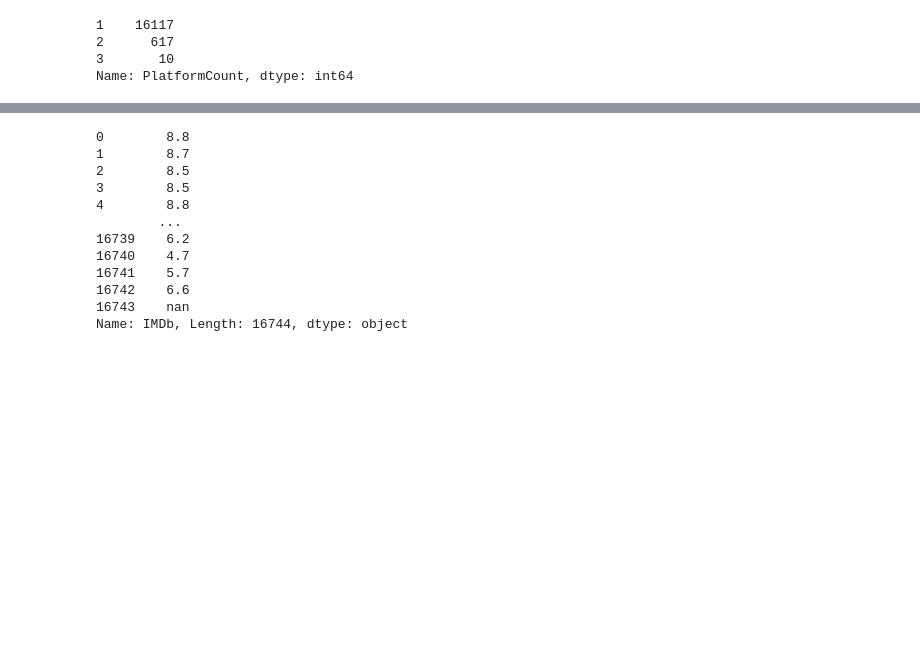
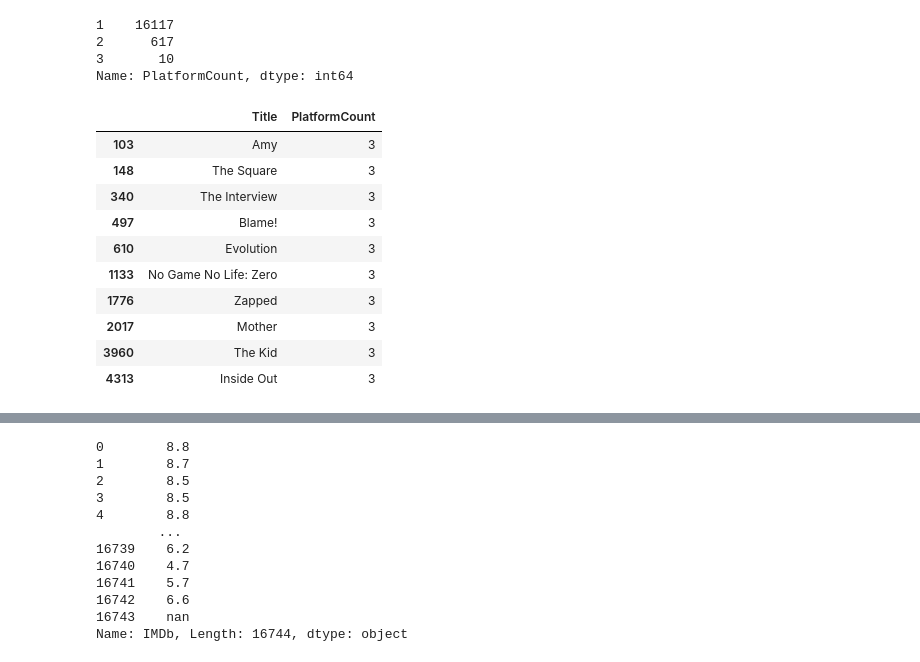
Before and after one commit to AndrewAwl/StreamingMovieData, a Jupyter notebook: FinalProject.ipynb, the cells around one changed output, grey strips where cells are left out. Cells and saved outputs as stored; diff of their text form; code cells hidden in the pictures; blank space fills up the shorter version.

```diff
--- a/FinalProject.ipynb
+++ b/FinalProject.ipynb
@@ -301,0 +352,14 @@ Name: PlatformCount, dtype: int64
+# %%
+streamdata[streamdata['PlatformCount']>2][['Title','PlatformCount']]
+# %% [output]
+|  | Title | PlatformCount |
+| 103 | Amy | 3 |
+| 148 | The Square | 3 |
+| 340 | The Interview | 3 |
+| 497 | Blame! | 3 |
+| 610 | Evolution | 3 |
+| 1133 | No Game No Life: Zero | 3 |
+| 1776 | Zapped | 3 |
+| 2017 | Mother | 3 |
+| 3960 | The Kid | 3 |
+| 4313 | Inside Out | 3 |
```
Also changed, not shown: parts of 21 cells of this notebook.
